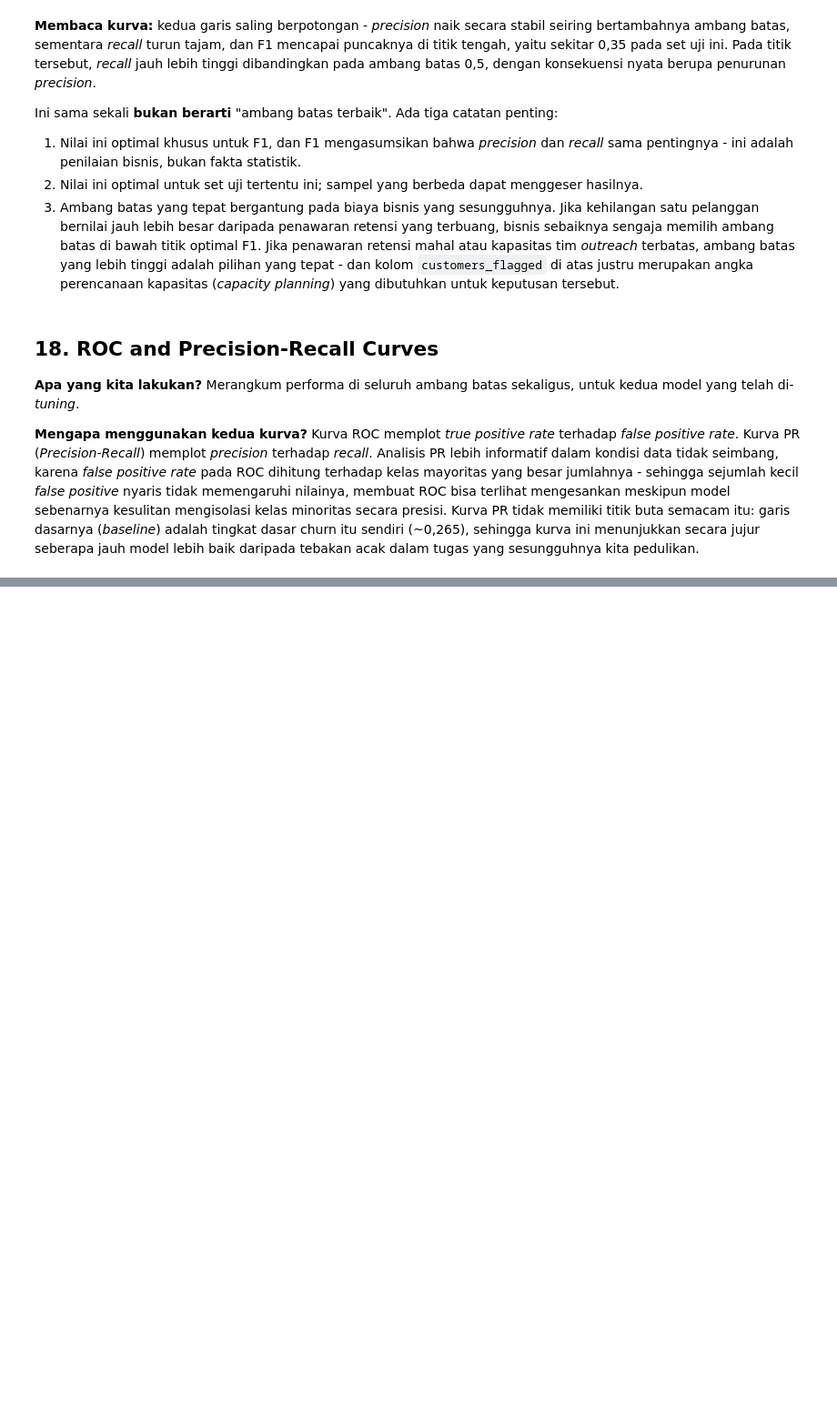
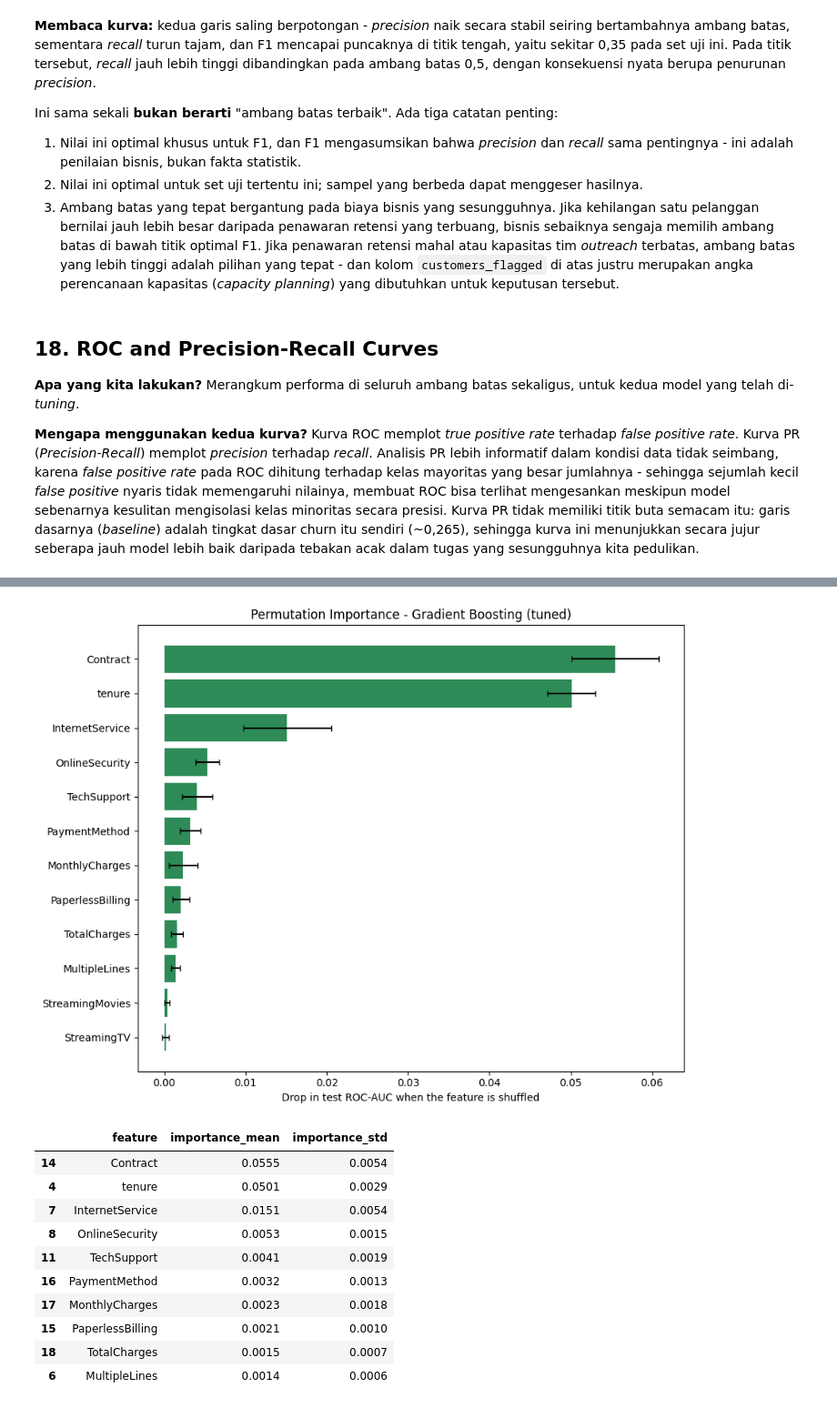
Before and after one commit to DaffaAlfiannoor/Customer-Churn-Analysis-and-Prediction, a Jupyter notebook: prediction.ipynb, the cells around one changed output, grey strips where cells are left out. Shown at 91% size. Saved outputs shown, nothing was run; the diff lists cells and outputs as text; code cells hidden in the pictures; blank space fills up the shorter version.

```diff
--- a/prediction.ipynb
+++ b/prediction.ipynb
@@ -994,0 +1174,34 @@ Ini sama sekali **bukan berarti** "ambang batas terbaik". Ada tiga catatan penti
+# %%
+perm_result = permutation_importance(
+    final_model, X_test, y_test, n_repeats=10,
+    random_state=42, scoring='roc_auc', n_jobs=-1
+)
+perm_df = pd.DataFrame({
+    'feature': X_test.columns,
+    'importance_mean': perm_result.importances_mean,
+    'importance_std': perm_result.importances_std,
+}).sort_values('importance_mean', ascending=False)
+
+top_perm = perm_df.head(12)
+fig, ax = plt.subplots(figsize=(9, 7))
+ax.barh(top_perm['feature'][::-1], top_perm['importance_mean'][::-1],
+        xerr=top_perm['importance_std'][::-1], color='seagreen', capsize=3)
+ax.set_xlabel("Drop in test ROC-AUC when the feature is shuffled")
+ax.set_title(f"Permutation Importance - {final_name}")
+plt.tight_layout()
+plt.show()
+
+perm_df.head(10).round(4)
+# %% [output]
+[figure, added]
+|  | feature | importance_mean | importance_std |
+| 14 | Contract | 0.0555 | 0.0054 |
+| 4 | tenure | 0.0501 | 0.0029 |
+| 7 | InternetService | 0.0151 | 0.0054 |
+| 8 | OnlineSecurity | 0.0053 | 0.0015 |
+| 11 | TechSupport | 0.0041 | 0.0019 |
+| 16 | PaymentMethod | 0.0032 | 0.0013 |
+| 17 | MonthlyCharges | 0.0023 | 0.0018 |
+| 15 | PaperlessBilling | 0.0021 | 0.0010 |
+| 18 | TotalCharges | 0.0015 | 0.0007 |
+| 6 | MultipleLines | 0.0014 | 0.0006 |
```
Also changed, not shown: parts of 31 cells of this notebook, 1 other file.
